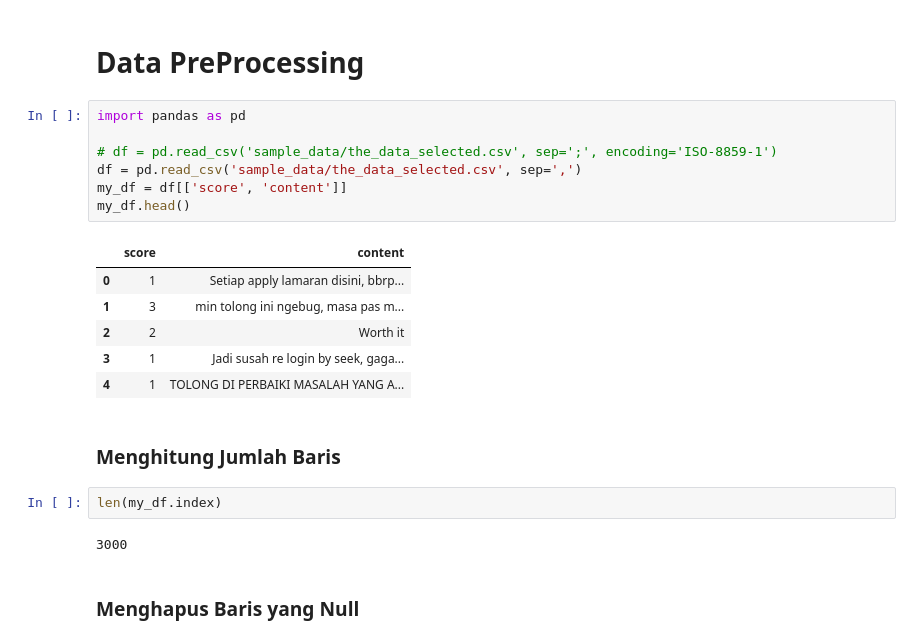
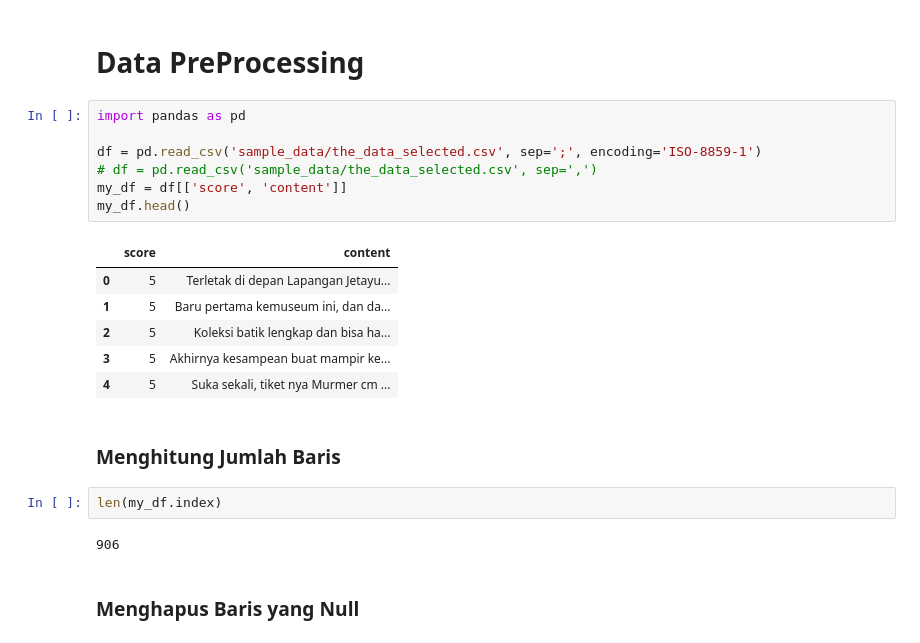
Before and after one commit to randi3281/anfipy, a Jupyter notebook: Analisis Sentimen/skripsikuuu 1.ipynb, the cells around one changed output. Saved outputs shown, nothing was run; the diff lists cells and outputs as text.

```diff
--- a/Analisis Sentimen/skripsikuuu 1.ipynb
+++ b/Analisis Sentimen/skripsikuuu 1.ipynb
@@ -29,23 +29,23 @@ Note: you may need to restart the kernel to use updated packages.
 # %%
 import pandas as pd
 
-# df = pd.read_csv('sample_data/the_data_selected.csv', sep=';', encoding='ISO-8859-1')
-df = pd.read_csv('sample_data/the_data_selected.csv', sep=',')
+df = pd.read_csv('sample_data/the_data_selected.csv', sep=';', encoding='ISO-8859-1')
+# df = pd.read_csv('sample_data/the_data_selected.csv', sep=',')
 my_df = df[['score', 'content']]
 my_df.head()
 # %% [output]
 |  | score | content |
-| 0 | 1 | Setiap apply lamaran disini, bbrp... |
-| 1 | 3 | min tolong ini ngebug, masa pas m... |
-| 2 | 2 | Worth it |
-| 3 | 1 | Jadi susah re login by seek, gaga... |
-| 4 | 1 | TOLONG DI PERBAIKI MASALAH YANG A... |
+| 0 | 5 | Terletak di depan Lapangan Jetayu... |
+| 1 | 5 | Baru pertama kemuseum ini, dan da... |
+| 2 | 5 | Koleksi batik lengkap dan bisa ha... |
+| 3 | 5 | Akhirnya kesampean buat mampir ke... |
+| 4 | 5 | Suka sekali, tiket nya Murmer cm ... |
 # %% [markdown]
 ### Menghitung Jumlah Baris
 # %%
 len(my_df.index)
 # %% [output]
-3000
+906
 # %% [markdown]
 ### Menghapus Baris yang Null
 # %%
```
Also changed, not shown: parts of 44 cells of this notebook, 34 other files.
